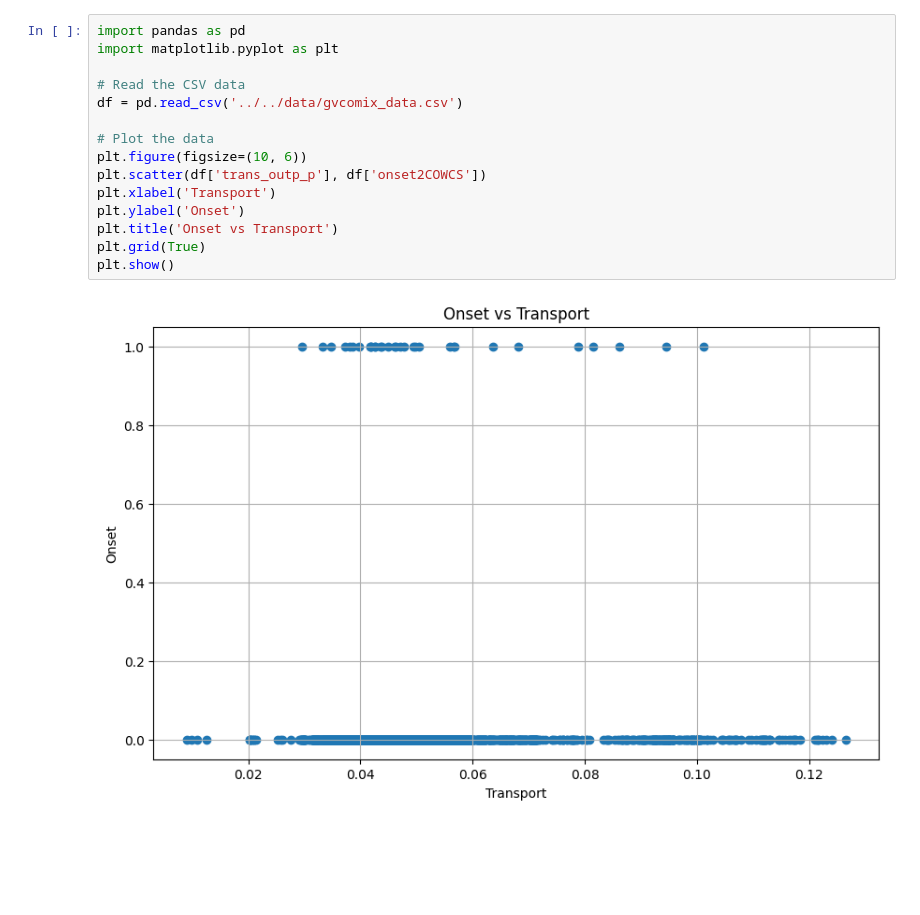
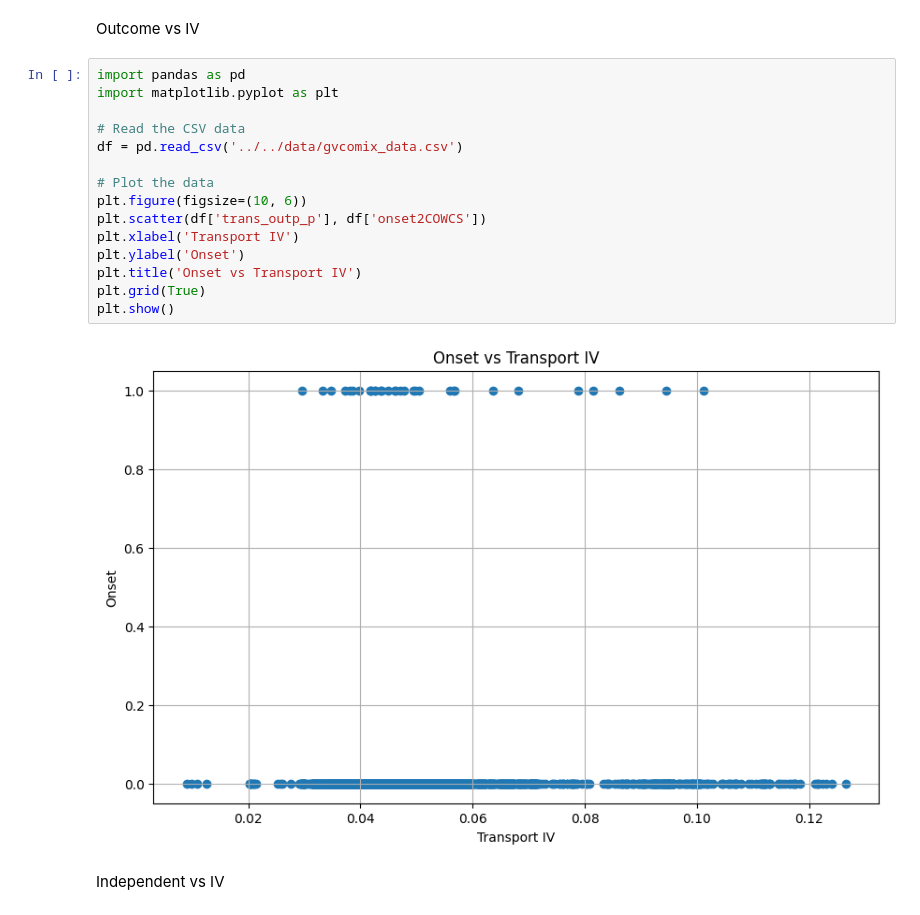
Before and after one commit to wanranzhao/ECMA31320-project, a Jupyter notebook: code/Plots/plot.ipynb, the cells around one changed output. Saved outputs shown, nothing was run; the diff lists cells and outputs as text; blank space fills up the shorter version.

Commit message:
graphs

```diff
--- a/code/Plots/plot.ipynb
+++ b/code/Plots/plot.ipynb
@@ -1,20 +1,24 @@
+# %% [markdown]
+Outcome vs IV
 # %%
 import pandas as pd
 import matplotlib.pyplot as plt
 
 # Read the CSV data
 df = pd.read_csv('../../data/gvcomix_data.csv')
 
 # Plot the data
 plt.figure(figsize=(10, 6))
 plt.scatter(df['trans_outp_p'], df['onset2COWCS'])
-plt.xlabel('Transport')
+plt.xlabel('Transport IV')
 plt.ylabel('Onset')
-plt.title('Onset vs Transport')
+plt.title('Onset vs Transport IV')
 plt.grid(True)
 plt.show()
 # %% [output]
-[figure, old version]
+[figure, new version]
+# %% [markdown]
+Independent vs IV
 # %%
 # Read the CSV data
 df = pd.read_csv('../../data/gvcomix_data.csv')
```
Also changed, not shown: parts of 9 cells of this notebook.
